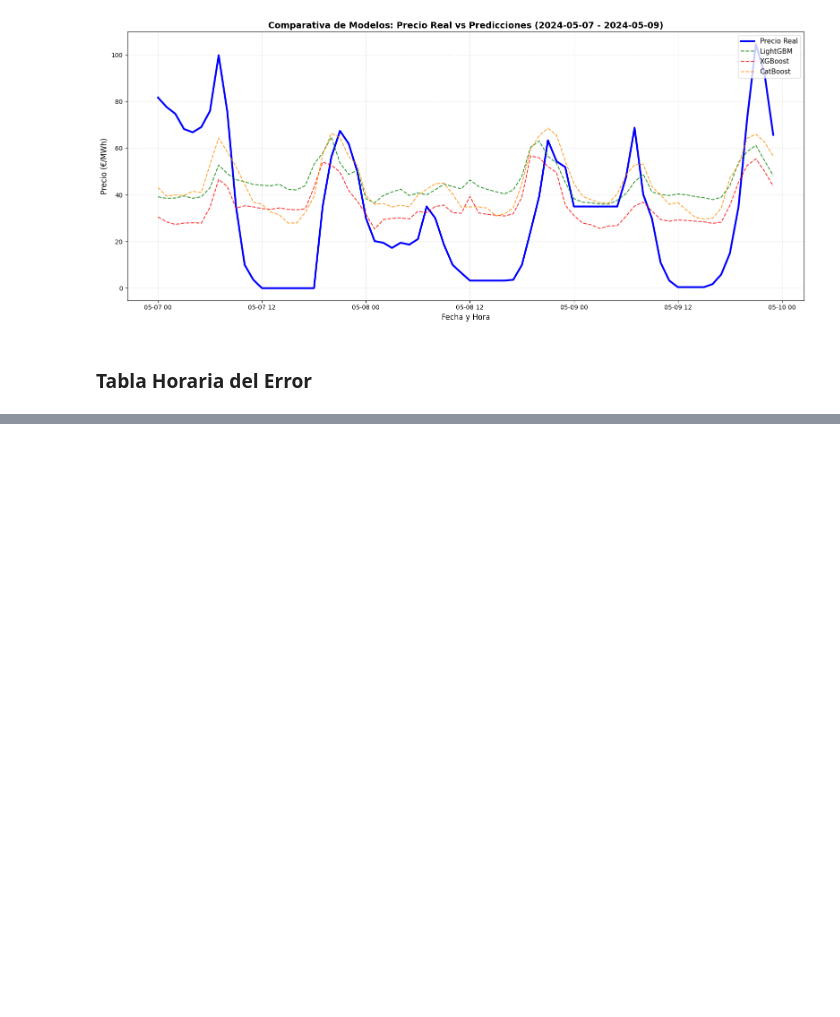
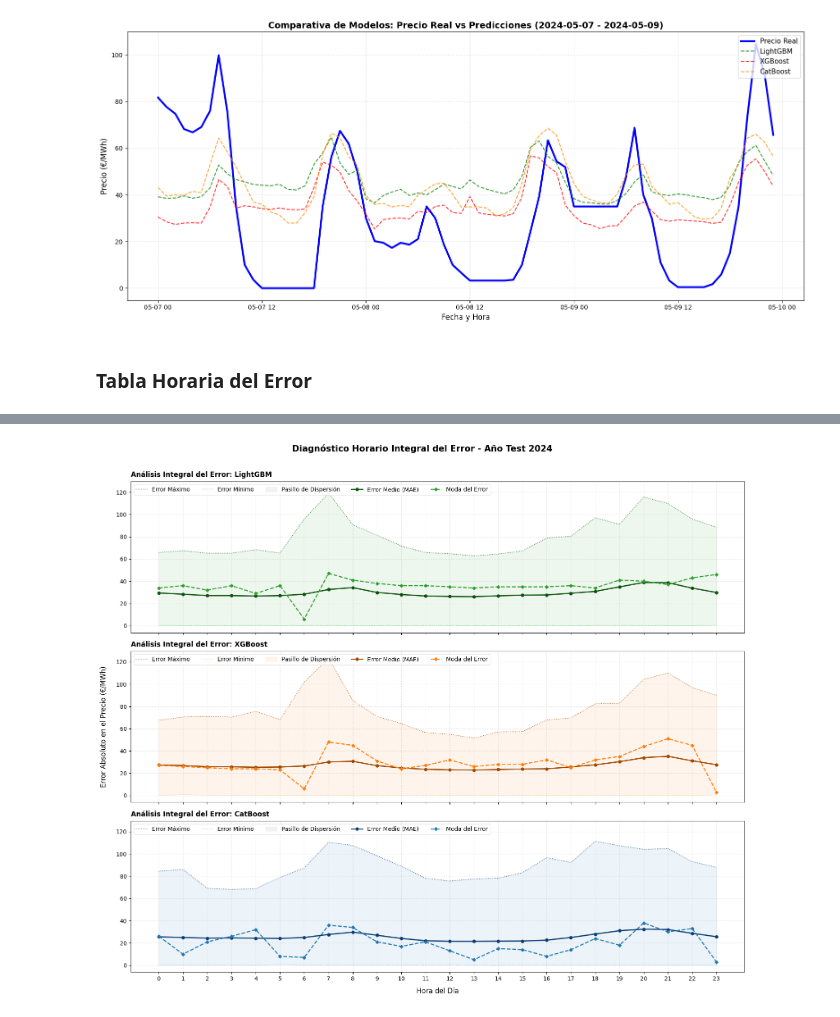
Before and after one commit to JaimeSa03/TFG_Model_Predictor, a Jupyter notebook: Experimentos/Metodos_Ensamblados/Experimento_1.ipynb, the cells around one changed output, grey strips where cells are left out. Saved outputs shown, nothing was run; the diff lists cells and outputs as text; code cells hidden in the pictures; blank space fills up the shorter version.

```diff
--- a/Experimentos/Metodos_Ensamblados/Experimento_1.ipynb
+++ b/Experimentos/Metodos_Ensamblados/Experimento_1.ipynb
@@ -292,0 +552,89 @@ plt.show()
+# %%
+import numpy as np
+import matplotlib.pyplot as plt
+import pandas as pd
+from sklearn.metrics import mean_absolute_error
+
+# =======================================================================================
+# 10. DIAGNÓSTICO INTEGRAL DEL ERROR: MÁXIMOS, MÍNIMOS, MEDIAS Y MODAS (DESDE CSV)
+# =======================================================================================
+
+# 1. Carga del archivo CSV de resultados
+df_resultados_csv = pd.read_csv('predicciones_2024.csv', index_col=0, parse_dates=True)
+
+# Función para calcular todas las métricas horarias de forma limpia
+def calcular_metricas_completas(df, col_pred):
+    error_absoluto = (df['Precio_Real'] - df[col_pred]).abs()
+
+    err_max = error_absoluto.groupby(df['hour']).max()
+    err_min = error_absoluto.groupby(df['hour']).min()
+    err_mean = error_absoluto.groupby(df['hour']).mean()
+    err_mode = error_absoluto.round(0).groupby(df['hour']).apply(lambda x: x.mode().iloc[0] if not x.empty else 0)
+
+    return err_max, err_min, err_mean, err_mode
+
+# Cálculo dinámico para cada uno de los modelos
+max_lgb, min_lgb, mean_lgb, mode_lgb = calcular_metricas_completas(df_resultados_csv, 'Prediccion_LightGBM')
+max_xgb, min_xgb, mean_xgb, mode_xgb = calcular_metricas_completas(df_resultados_csv, 'Prediccion_XGBoost')
+max_cat, min_cat, mean_cat, mode_cat = calcular_metricas_completas(df_resultados_csv, 'Prediccion_CatBoost')
+
+horas = np.arange(24)
+
+# Estructura de 3 paneles verticales que comparten los mismos ejes para comparar de forma justa
+fig, (ax1, ax2, ax3) = plt.subplots(3, 1, figsize=(16, 14), sharex=True, sharey=True)
+
+# Configuración de los datos estructurados para el bucle automatizado
+paneles = [
+    {
+        'ax': ax1, 'titulo': 'Análisis Integral del Error: LightGBM',
+        'max': max_lgb, 'min': min_lgb, 'mean': mean_lgb, 'mode': mode_lgb,
+        'c_base': '#2ca02c', 'c_oscuro': '#0b520b', 'c_claro': '#4ee04e'
+    },
+    {
+        'ax': ax2, 'titulo': 'Análisis Integral del Error: XGBoost',
+        'max': max_xgb, 'min': min_xgb, 'mean': mean_xgb, 'mode': mode_xgb,
+        'c_base': '#ff7f0e', 'c_oscuro': '#a14900', 'c_claro': '#ffd080'
+    },
+    {
+        'ax': ax3, 'titulo': 'Análisis Integral del Error: CatBoost',
+        'max': max_cat, 'min': min_cat, 'mean': mean_cat, 'mode': mode_cat,
+        'c_base': '#1f77b4', 'c_oscuro': '#0a3c75', 'c_claro': '#80b3ff'
+    }
+]
+
+for p in paneles:
+    ax = p['ax']
+
+    # A. Dibujar el pasillo de dispersión (Máximos y Mínimos)
+    ax.plot(horas, p['max'], color=p['c_oscuro'], linestyle=':', linewidth=1.2, alpha=0.7, label='Error Máximo')
+    ax.plot(horas, p['min'], color=p['c_claro'], linestyle=':', linewidth=1.2, alpha=0.7, label='Error Mínimo')
+    ax.fill_between(horas, p['min'], p['max'], color=p['c_base'], alpha=0.08, label='Pasillo de Dispersión')
+
+    # B. Dibujar el Comportamiento Central (Media y Moda)
+    # Media (MAE) con línea discontinua y marcadores redondos
+    ax.plot(horas, p['mean'], color=p['c_oscuro'], linestyle='-', linewidth=2,
+            marker='o', markersize=5, label='Error Medio (MAE)')
+
+    # Moda con línea de guiones y marcadores de diamante
+    ax.plot(horas, p['mode'], color=p['c_base'], linestyle='--', linewidth=1.8,
+            marker='D', markersize=4, label='Moda del Error')
+
+    # C. Estética y formatos por panel
+    ax.set_title(p['titulo'], fontsize=12, fontweight='bold', loc='left', pad=8)
+    ax.grid(True, linestyle=':', alpha=0.5)
+    ax.legend(loc='upper left', fontsize=10, ncol=5, frameon=True, facecolor='white', edgecolor='#e0e0e0')
+
+# Títulos de los ejes globales
+ax2.set_ylabel('Error Absoluto en el Precio (€/MWh)', fontsize=12, labelpad=15)
+ax3.set_xlabel('Hora del Día', fontsize=12, labelpad=10)
+
+plt.xticks(horas)
+fig.suptitle('Diagnóstico Horario Integral del Error - Año Test 2024', fontsize=15, fontweight='bold', y=0.97)
+
+plt.tight_layout(rect=[0, 0, 1, 0.96])
+
+# Guardado automático en alta calidad para el documento del TFG
+plt.savefig('grafico_diagnostico_integral_errores_2024.png', dpi=300)
+plt.show()
+# %% [output]
+[figure, added]
```
Also changed, not shown: parts of 7 cells of this notebook, 5 other files.
